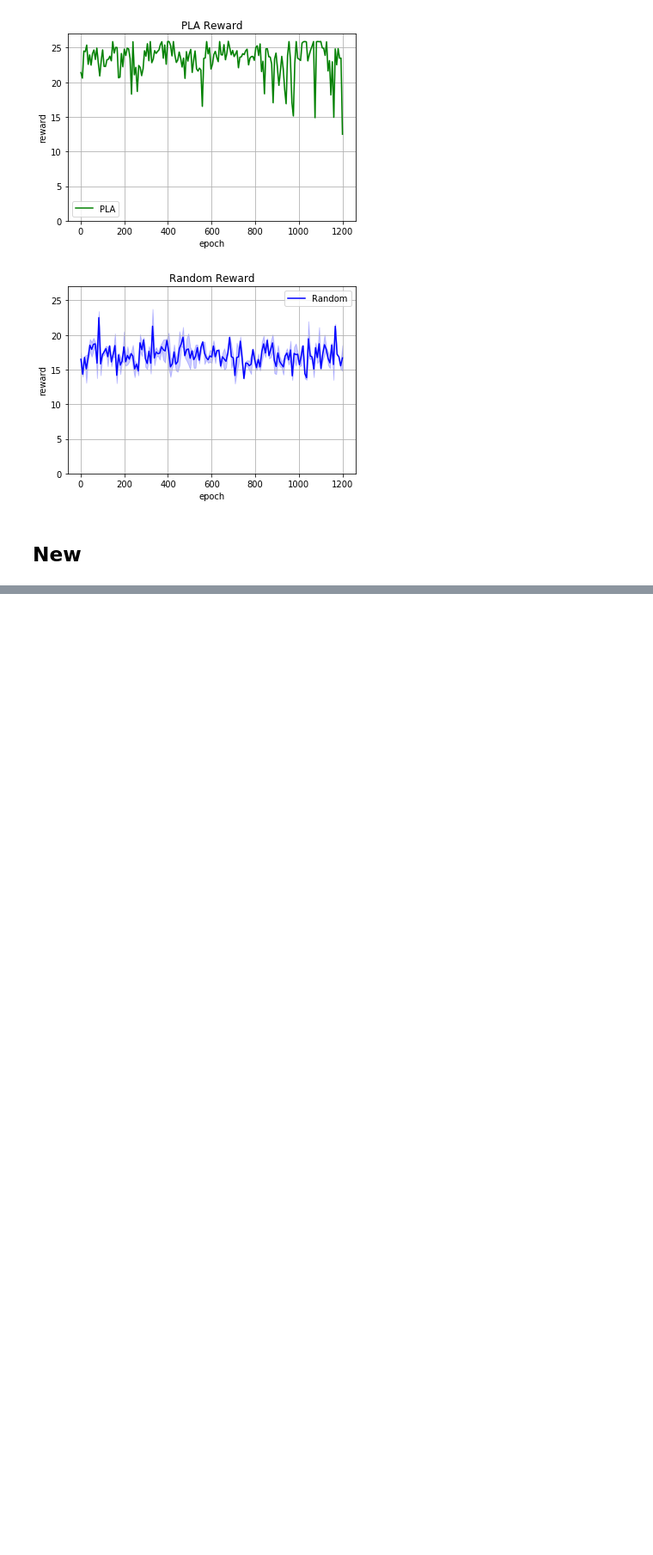
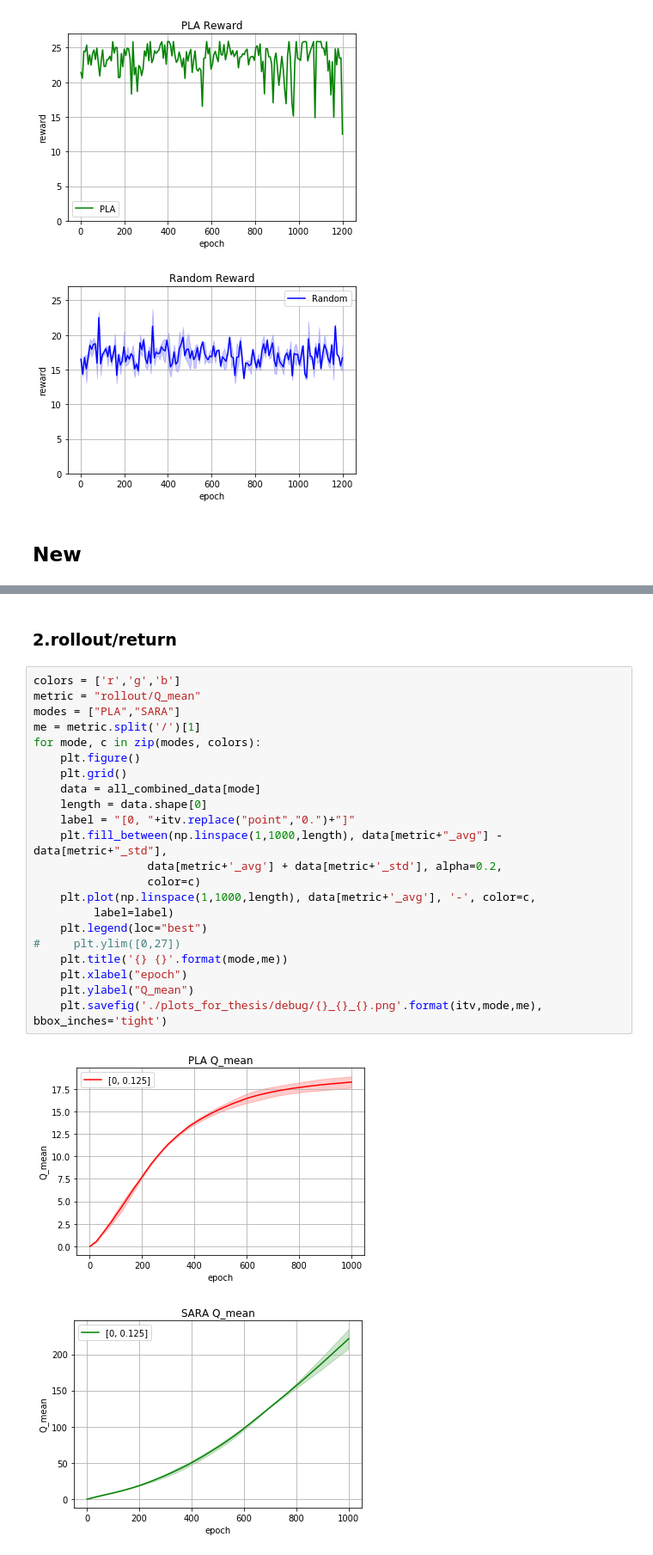
Before and after one commit to daiweiLin/unity_simulator, a Jupyter notebook: notebook/Plot_CSV_from_Tensorboards.ipynb, the cells around one changed output, grey strips where cells are left out. Shown at 86% size. Saved outputs shown, nothing was run; the diff lists cells and outputs as text; blank space fills up the shorter version.

```diff
--- a/notebook/Plot_CSV_from_Tensorboards.ipynb
+++ b/notebook/Plot_CSV_from_Tensorboards.ipynb
@@ -173,0 +187,27 @@ for name, c in zip(names, colors):
+# %% [markdown]
+### 2.rollout/return
+# %%
+colors = ['r','g','b']
+metric = "rollout/Q_mean"
+modes = ["PLA","SARA"]
+me = metric.split('/')[1]
+for mode, c in zip(modes, colors):
+    plt.figure()
+    plt.grid()
+    data = all_combined_data[mode]
+    length = data.shape[0]
+    label = "[0, "+itv.replace("point","0.")+"]"
+    plt.fill_between(np.linspace(1,1000,length), data[metric+"_avg"] - data[metric+"_std"],
+                 data[metric+'_avg'] + data[metric+'_std'], alpha=0.2,
+                 color=c)
+    plt.plot(np.linspace(1,1000,length), data[metric+'_avg'], '-', color=c,
+         label=label)
+    plt.legend(loc="best")
+#     plt.ylim([0,27])
+    plt.title('{} {}'.format(mode,me))
+    plt.xlabel("epoch")
+    plt.ylabel("Q_mean")
+    plt.savefig('./plots_for_thesis/debug/{}_{}_{}.png'.format(itv,mode,me), bbox_inches='tight')
+# %% [output]
+[figure, added]
+[figure, added]
```
Also changed, not shown: parts of 6 cells of this notebook, 34 other files.
